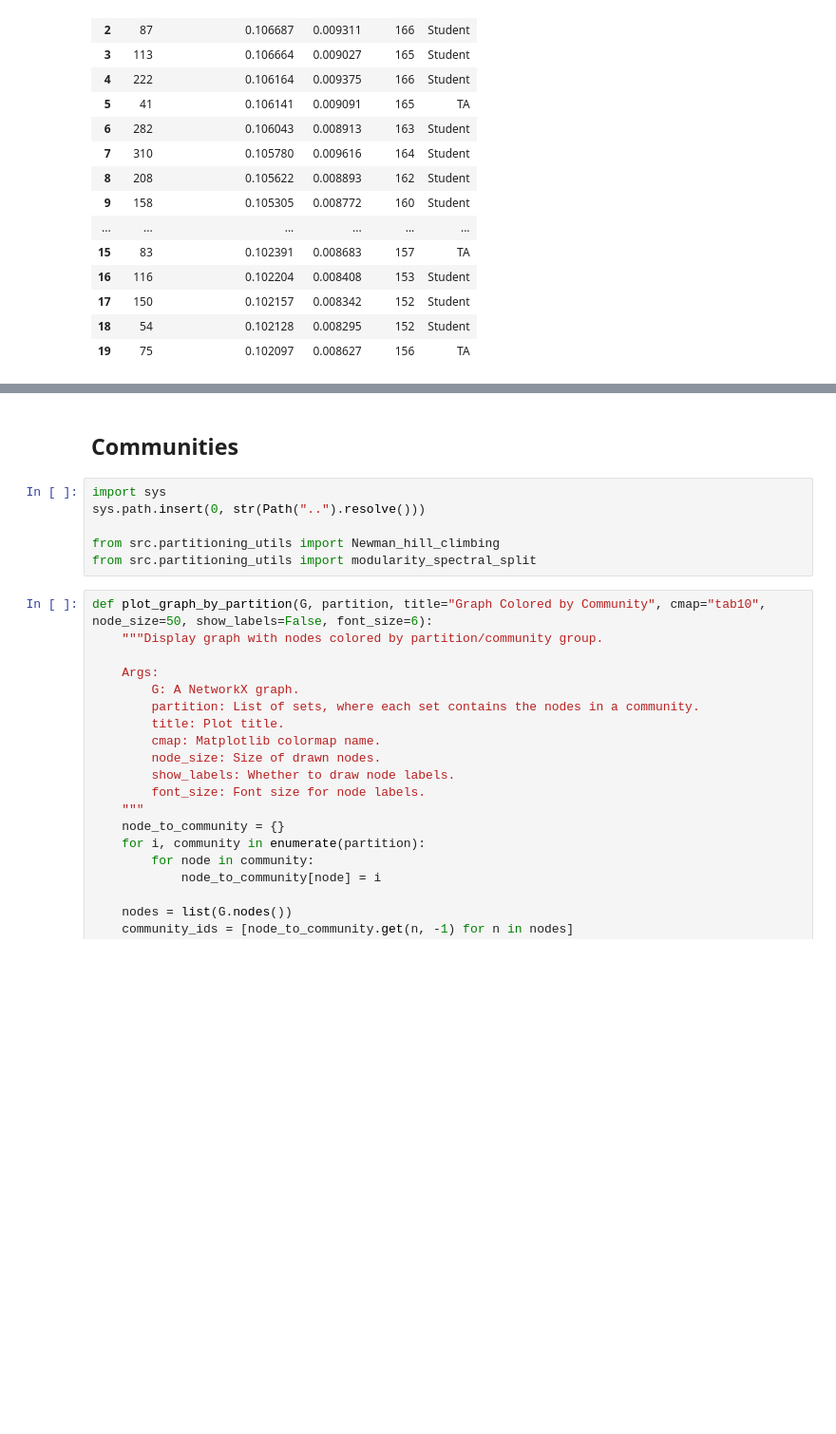
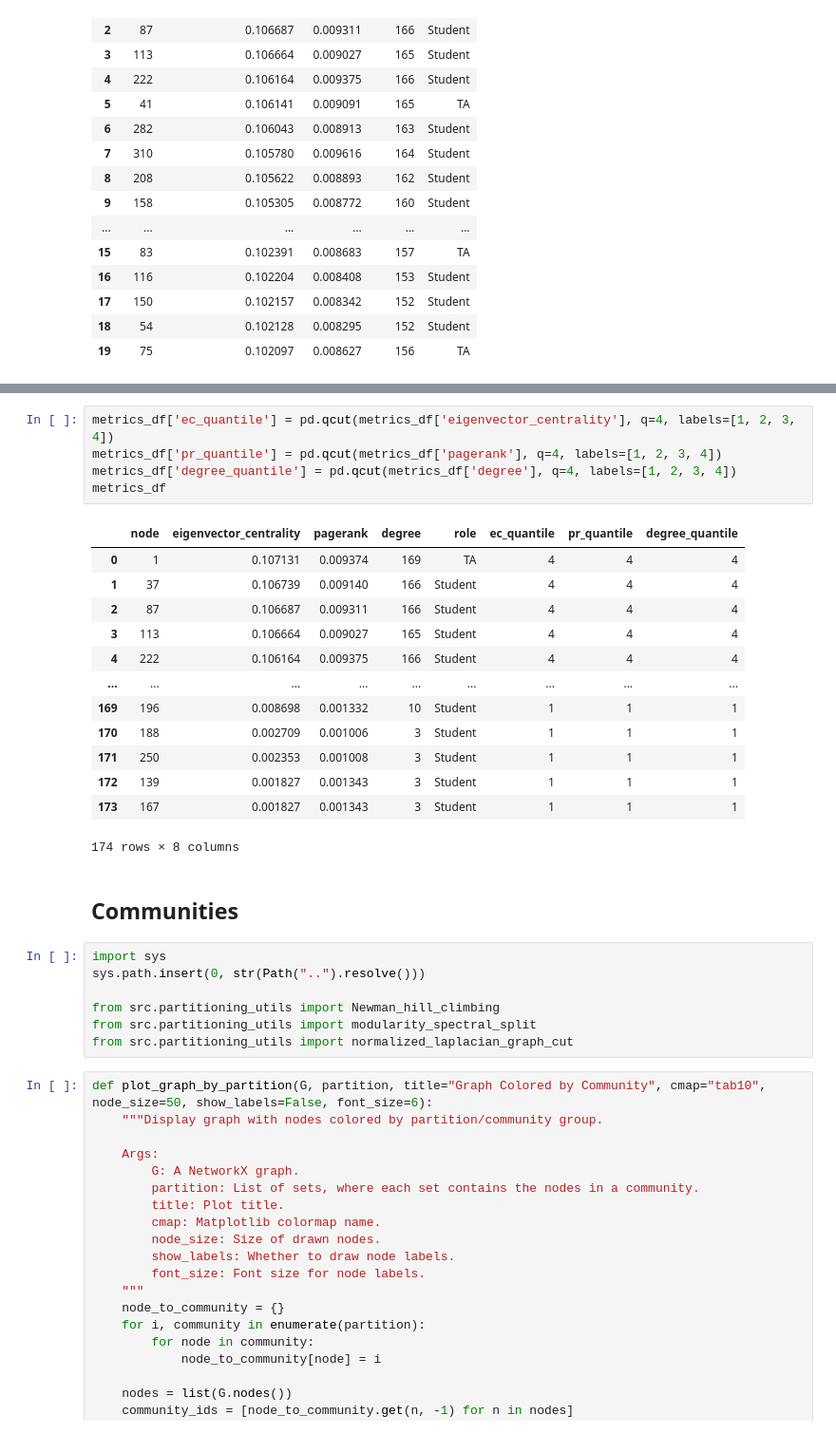
Before and after one commit to rsinema/social-network-community-detection, a Jupyter notebook: notebooks/graph_analysis.ipynb, the cells around one changed output, grey strips where cells are left out. Shown at 95% size. Saved outputs shown, nothing was run; the diff lists cells and outputs as text; blank space fills up the shorter version.

Commit message:
important nodes

```diff
--- a/notebooks/graph_analysis.ipynb
+++ b/notebooks/graph_analysis.ipynb
@@ -177,3 +191,22 @@ metrics_df.head(20)
+# %%
+metrics_df['ec_quantile'] = pd.qcut(metrics_df['eigenvector_centrality'], q=4, labels=[1, 2, 3, 4])
+metrics_df['pr_quantile'] = pd.qcut(metrics_df['pagerank'], q=4, labels=[1, 2, 3, 4])
+metrics_df['degree_quantile'] = pd.qcut(metrics_df['degree'], q=4, labels=[1, 2, 3, 4])
+metrics_df
+# %% [output]
+|  | node | eigenvector_centrality | pagerank | degree | role | ec_quantile | pr_quantile | degree_quantile |
+| 0 | 1 | 0.107131 | 0.009374 | 169 | TA | 4 | 4 | 4 |
+| 1 | 37 | 0.106739 | 0.009140 | 166 | Student | 4 | 4 | 4 |
+| 2 | 87 | 0.106687 | 0.009311 | 166 | Student | 4 | 4 | 4 |
+| 3 | 113 | 0.106664 | 0.009027 | 165 | Student | 4 | 4 | 4 |
+| 4 | 222 | 0.106164 | 0.009375 | 166 | Student | 4 | 4 | 4 |
+| ... | ... | ... | ... | ... | ... | ... | ... | ... |
+| 169 | 196 | 0.008698 | 0.001332 | 10 | Student | 1 | 1 | 1 |
+| 170 | 188 | 0.002709 | 0.001006 | 3 | Student | 1 | 1 | 1 |
+| 171 | 250 | 0.002353 | 0.001008 | 3 | Student | 1 | 1 | 1 |
+| 172 | 139 | 0.001827 | 0.001343 | 3 | Student | 1 | 1 | 1 |
+| 173 | 167 | 0.001827 | 0.001343 | 3 | Student | 1 | 1 | 1 |
+174 rows × 8 columns
 # %% [markdown]
 ## Communities
 # %%
@@ -182,6 +215,7 @@ sys.path.insert(0, str(Path("..").resolve()))
 
 from src.partitioning_utils import Newman_hill_climbing
 from src.partitioning_utils import modularity_spectral_split
+from src.partitioning_utils import normalized_laplacian_graph_cut
 # %%
 def plot_graph_by_partition(G, partition, title="Graph Colored by Community", cmap="tab10", node_size=50, show_labels=False, font_size=6):
     """Display graph with nodes colored by partition/community group.
```
Also changed, not shown: parts of 5 cells of this notebook, 1 other file.
